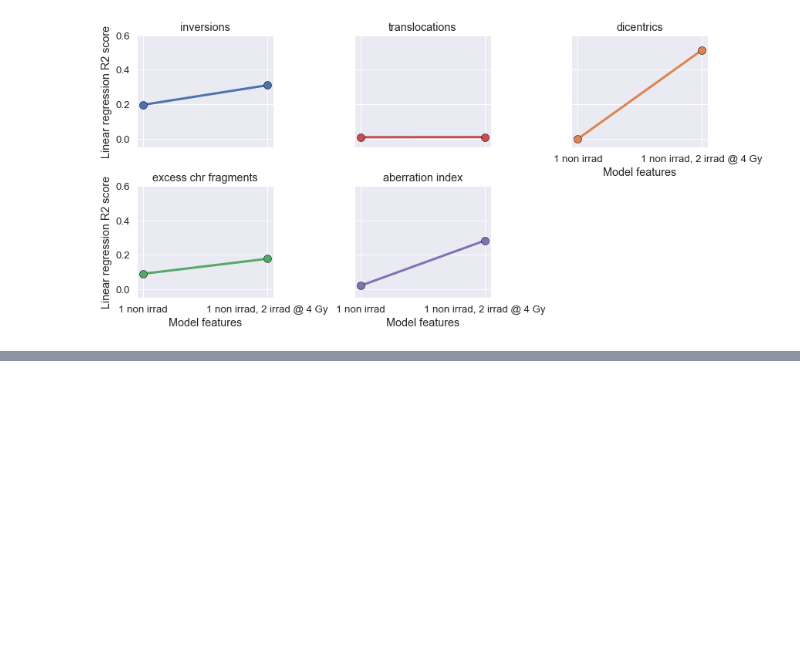
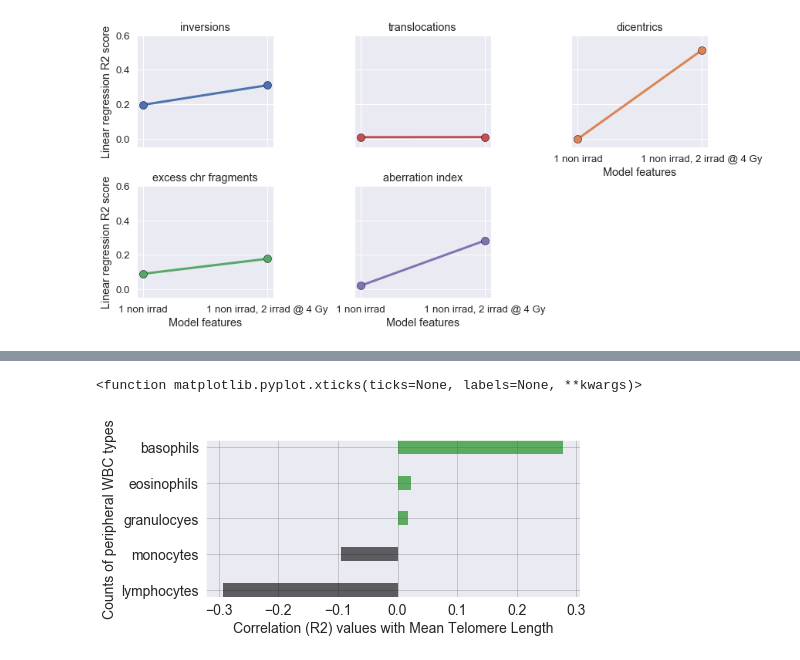
Before and after one commit to Jared-Luxton/radiation-therapy-machine-learning, a Jupyter notebook: notebooks/02_radiation_therapy_patients_data_VISUALIZATION_STATISTICS.ipynb, the cells around one changed output, grey strips where cells are left out. Drawn from its saved outputs; the diff is of its cells as text; code cells hidden in the pictures; blank space fills up the shorter version.

```diff
--- a/notebooks/02_radiation_therapy_patients_data_VISUALIZATION_STATISTICS.ipynb
+++ b/notebooks/02_radiation_therapy_patients_data_VISUALIZATION_STATISTICS.ipynb
@@ -993,0 +1028,10 @@ plt.savefig(f'../graphs/paper figures/supp figs/linear regression performance fo
+# %%
+# merging teloFISH + CBC, qPCR + CBC, chr aberrations + CBC, & merging all
+
+merge_telofish_cbc = all_patients_df.merge(cbc_data, on=['patient id', 'timepoint'])
+
+merge_qpcr = all_qPCR_df.merge(cbc_data, on=['patient id', 'timepoint'])
+
+merge_chr_cbc = grp_chr_aberr.merge(cbc_data, on=['patient id', 'timepoint'])
+
+merge_all = merge_telofish_cbc.merge(grp_chr_aberr, on=['patient id', 'timepoint'])
@@ -993,0 +1076,4 @@ plt.savefig(f'../graphs/paper figures/supp figs/linear regression performance fo
+# %%
+r2_telos_corr = pd.DataFrame(hi_r_variables, columns=['marker', 'R2 correlation'])
+r2_telos_celltype = r2_telos_corr[r2_telos_corr['marker'].isin(['lymph#', 'mono#', 'gran#', 'eos#', 'baso#'])].copy()
+r2_telos_lymph_percent = r2_telos_corr[r2_telos_corr['marker'].isin(['NK %', 'cd4%', 'cd 8%', 'cd 19%'])].copy()
@@ -993,0 +1089,35 @@ plt.savefig(f'../graphs/paper figures/supp figs/linear regression performance fo
+# %%
+m_r2_telos_celltype = r2_telos_celltype.copy()
+
+m_r2_telos_celltype['marker'].iloc[0] = 'granulocyes'
+m_r2_telos_celltype['marker'].iloc[1] = 'lymphocytes'
+m_r2_telos_celltype['marker'].iloc[2] = 'monocytes'
+m_r2_telos_celltype['marker'].iloc[3] = 'eosinophils'
+m_r2_telos_celltype['marker'].iloc[4] = 'basophils'
+# %%
+plt.xticks
+# %% [output]
+<function matplotlib.pyplot.xticks(ticks=None, labels=None, **kwargs)>
+# %%
+df = m_r2_telos_celltype.copy()
+x = df['R2 correlation']
+df['colors'] = ['black' if x < 0 else 'green' for x in df['R2 correlation']]
+df.sort_values('R2 correlation', inplace=True)
+df.reset_index(inplace=True, drop=True)
+
+plt.figure(figsize=(7,3.2))
+plt.hlines(y=df.index, xmin=0, xmax=df['R2 correlation'], color=df['colors'], alpha=0.6, linewidth=14,)
+
+# Decorations
+plt.yticks(df.index, df['marker'], fontsize=14)
+plt.xticks(fontsize=14)
+plt.xlabel('Correlation (R2) values with Mean Telomere Length', fontsize=14)
+plt.ylabel('Counts of peripheral WBC types', fontsize=14)
+
+plt.grid(linestyle='-', alpha=.2, color='black')
+plt.tight_layout()
+
+plt.savefig('../graphs/paper figures/supp figs/correlations between WBC cell type counts and telomere length.png', dpi=400,
+            bbox_inches='tight')
+# %% [output]
+[figure, added]
```
Also changed, not shown: parts of 37 cells of this notebook, 2 other files.
